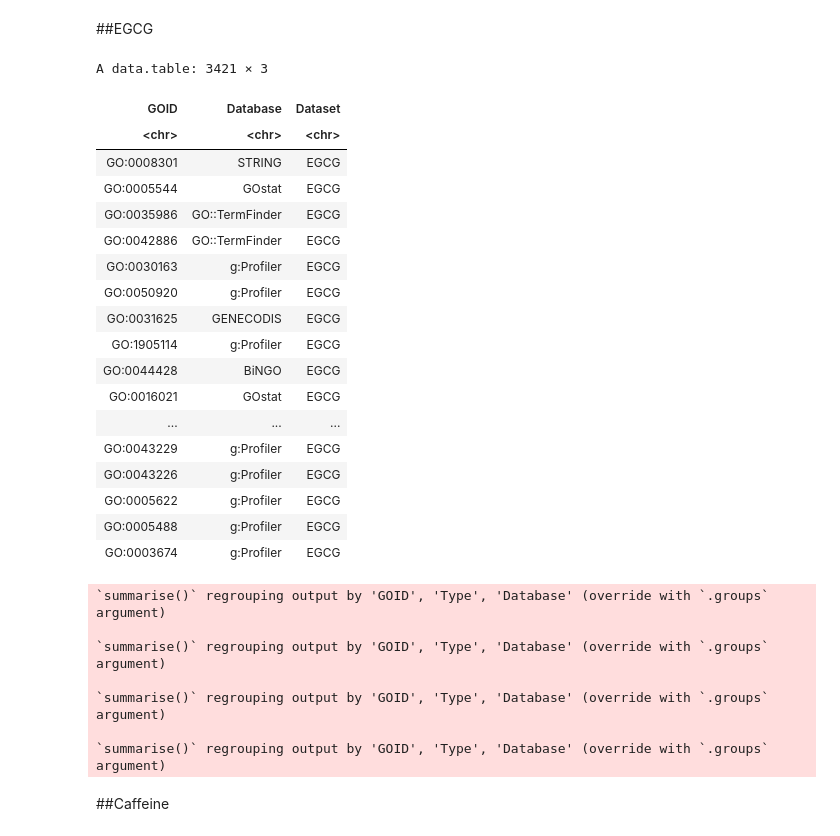
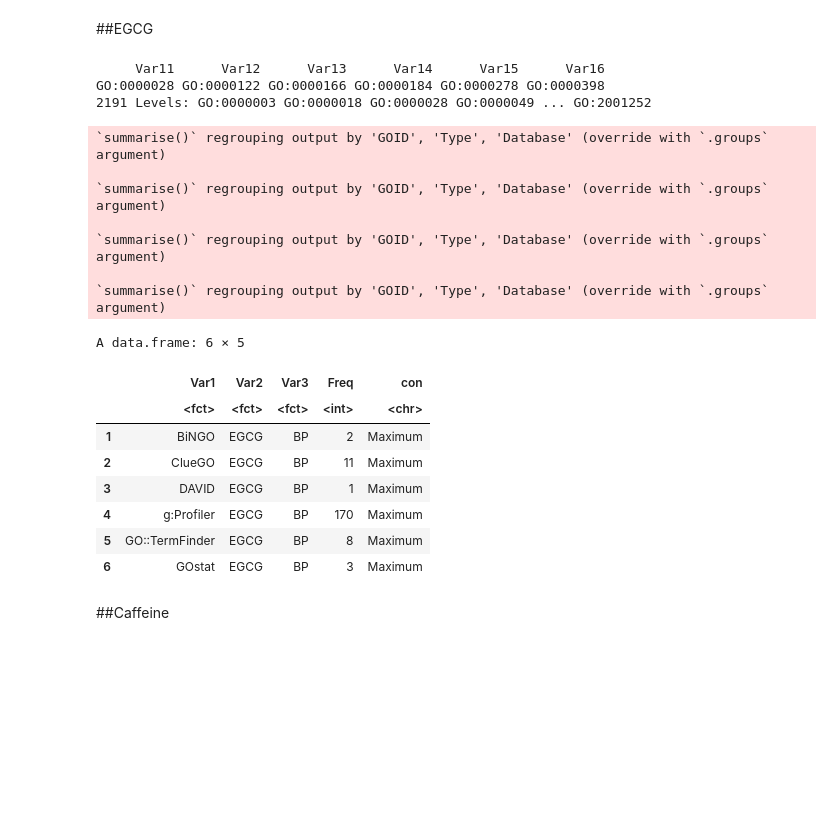
Before and after one commit to kittisaktaoma/GO-tools-comparsion, a Jupyter notebook: GO_tools_Comparison.ipynb, the cells around one changed output. Saved outputs shown, nothing was run; the diff lists cells and outputs as text; code cells hidden in the pictures; blank space fills up the shorter version.

```diff
--- a/GO_tools_Comparison.ipynb
+++ b/GO_tools_Comparison.ipynb
@@ -529,0 +523,6 @@ A data.table: 6 × 9
+# %%
+df <- fread("https://raw.githubusercontent.com/kittisaktaoma/GO-tools-comparsion/master/res/Enrichment_01.txt") %>%
+setnames("Group","Dataset")
+all <- df %>% filter(.,Enrichment == "All (Up vs. Down)")
+all$Condition <- ifelse(all$FDR < 0.05,"Significant","Unsignificant")
+head(all)
@@ -532,11 +541,9 @@ A data.table: 6 × 9
 # %%
 gene_duplicate <- all %>% filter(Dataset == "EGCG") %>%
   dplyr::select(GOID,Database,Dataset) %>% unique()
-gene_duplicate
-
 #dup = 486
 gene_duplicate.list <- table(gene_duplicate$GOID) %>% as.data.frame() %>% filter(.,Freq > 1) %>% dplyr::select(Var1) %>% unlist()
-
+head(gene_duplicate.list)
 # dup.01 = 359
 Tgene_min <- all %>% filter(.,Condition == "Significant") %>% filter(.,Dataset == "EGCG") %>%
   filter(.,GOID %in% gene_duplicate.list) %>%
@@ -551,59 +558,54 @@ Tgene_max <- all %>% filter(.,Condition == "Significant") %>% filter(.,Dataset =
 
 
 # equal = 127
 Tgene_equal <- Tgene_max$count - Tgene_min$count %>% as.data.frame()
 Tgene_equal$GOID <- Tgene_max$GOID
 names(Tgene_equal) <- c("range","GOID")
 equal_gene <- Tgene_equal %>% filter(.,range == 0) %>% dplyr::select(GOID) %>% unlist()
 
 
 # dup.01 = 359
 Tgene_min <- all %>% filter(.,Condition == "Significant") %>% filter(.,Dataset == "EGCG") %>%
   filter(.,GOID %in% gene_duplicate.list) %>%
   group_by(GOID,Type,Database,Dataset) %>% dplyr::summarise(count=n()) %>% group_by(GOID)%>%
   dplyr::slice(which.min(count)) %>% as.data.frame() %>% filter(.,!GOID %in% equal_gene)
 
  dup.01 = 359
 Tgene_max <- all %>% filter(.,Condition == "Significant") %>% filter(.,Dataset == "EGCG") %>%
   filter(.,GOID %in% gene_duplicate.list) %>%
   group_by(GOID,Type,Database,Dataset) %>% dplyr::summarise(count=n()) %>% group_by(GOID)%>%
   dplyr::slice(which.max(count)) %>% as.data.frame() %>% filter(.,!GOID %in% equal_gene)
 
 
 
 count.max <- table(Tgene_max$Database,Tgene_max$Dataset,Tgene_max$Type) %>% as.data.frame()
 count.max$con <- "Maximum"
 count.min <- table(Tgene_min$Database,Tgene_min$Dataset,Tgene_min$Type) %>% as.data.frame()
 count.min$con <- "Minimum"
 
 min_max.EGCG <- rbind(count.max,count.min)
+
+head(min_max.EGCG)
 # %% [output]
-A data.table: 3421 × 3
+     Var11      Var12      Var13      Var14      Var15      Var16
+GO:0000028 GO:0000122 GO:0000166 GO:0000184 GO:0000278 GO:0000398
+2191 Levels: GO:0000003 GO:0000018 GO:0000028 GO:0000049 ... GO:2001252
+`summarise()` regrouping output by 'GOID', 'Type', 'Database' (override with `.groups` argument)
+
+`summarise()` regrouping output by 'GOID', 'Type', 'Database' (override with `.groups` argument)
+
+`summarise()` regrouping output by 'GOID', 'Type', 'Database' (override with `.groups` argument)
+
+`summarise()` regrouping output by 'GOID', 'Type', 'Database' (override with `.groups` argument)
+A data.frame: 6 × 5
-| GOID | Database | Dataset |
-| <chr> | <chr> | <chr> |
-| GO:0008301 | STRING | EGCG |
-| GO:0005544 | GOstat | EGCG |
-| GO:0035986 | GO::TermFinder | EGCG |
-| GO:0042886 | GO::TermFinder | EGCG |
-| GO:0030163 | g:Profiler | EGCG |
-| GO:0050920 | g:Profiler | EGCG |
-| GO:0031625 | GENECODIS | EGCG |
-| GO:1905114 | g:Profiler | EGCG |
-| GO:0044428 | BiNGO | EGCG |
-| GO:0016021 | GOstat | EGCG |
-| ... | ... | ... |
-| GO:0043229 | g:Profiler | EGCG |
-| GO:0043226 | g:Profiler | EGCG |
-| GO:0005622 | g:Profiler | EGCG |
-| GO:0005488 | g:Profiler | EGCG |
-| GO:0003674 | g:Profiler | EGCG |
+|  | Var1 | Var2 | Var3 | Freq | con |
+|  | <fct> | <fct> | <fct> | <int> | <chr> |
+| 1 | BiNGO | EGCG | BP | 2 | Maximum |
+| 2 | ClueGO | EGCG | BP | 11 | Maximum |
+| 3 | DAVID | EGCG | BP | 1 | Maximum |
+| 4 | g:Profiler | EGCG | BP | 170 | Maximum |
+| 5 | GO::TermFinder | EGCG | BP | 8 | Maximum |
+| 6 | GOstat | EGCG | BP | 3 | Maximum |
-`summarise()` regrouping output by 'GOID', 'Type', 'Database' (override with `.groups` argument)
-
-`summarise()` regrouping output by 'GOID', 'Type', 'Database' (override with `.groups` argument)
-
-`summarise()` regrouping output by 'GOID', 'Type', 'Database' (override with `.groups` argument)
-
-`summarise()` regrouping output by 'GOID', 'Type', 'Database' (override with `.groups` argument)
 # %% [markdown]
 ##Caffeine
 # %%
```
Also changed, not shown: parts of 8 cells of this notebook.
